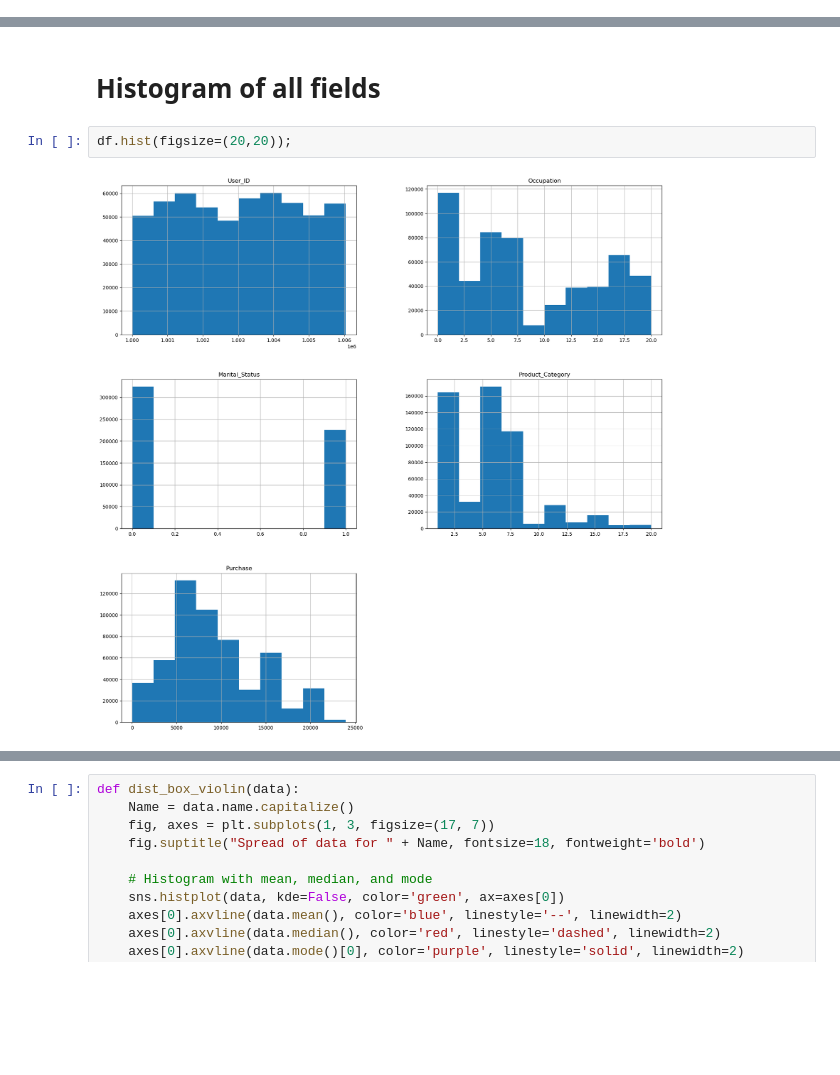
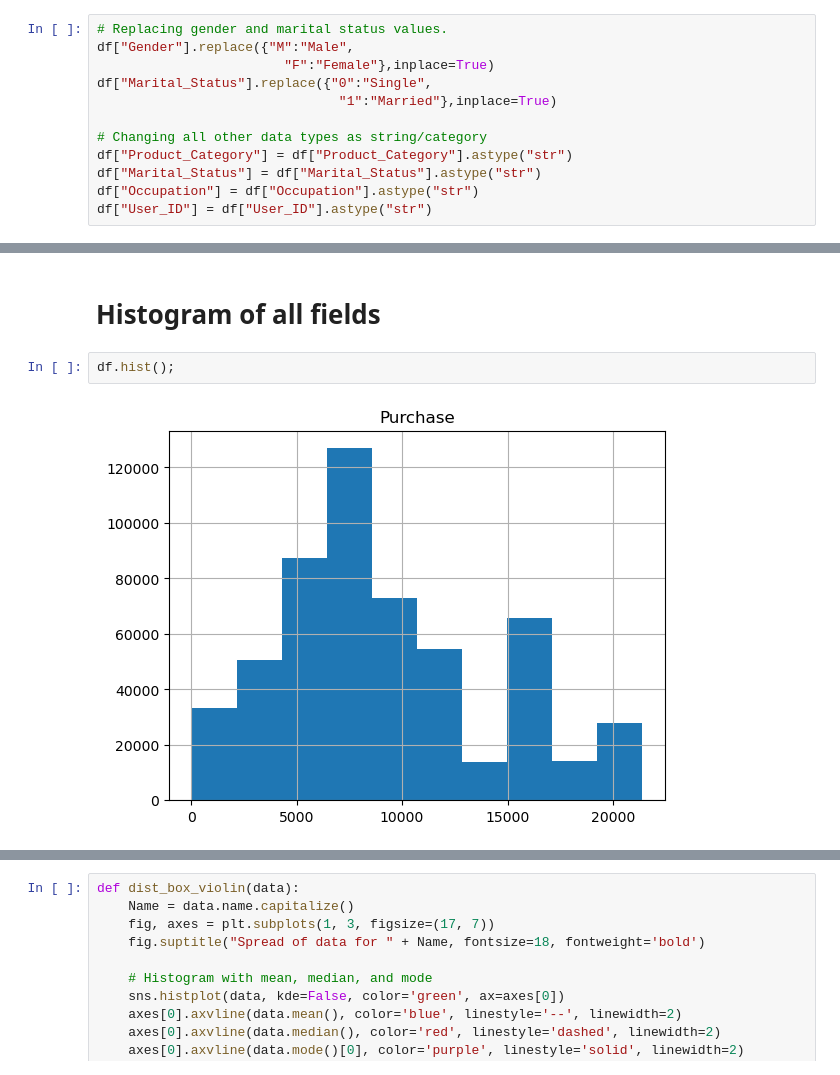
Before and after one commit to debnsuma/dsa, a Jupyter notebook: DSML/case_study/04_Walmart/Walmart_project.ipynb, the cells around one changed output, grey strips where cells are left out. Drawn from its saved outputs; the diff is of its cells as text; blank space fills up the shorter version.

```diff
--- a/DSML/case_study/04_Walmart/Walmart_project.ipynb
+++ b/DSML/case_study/04_Walmart/Walmart_project.ipynb
@@ -170,0 +271,12 @@ df['Stay_In_Current_City_Years'].value_counts().reset_index()
+# %%
+# Replacing gender and marital status values.
+df["Gender"].replace({"M":"Male",
+                        "F":"Female"},inplace=True)
+df["Marital_Status"].replace({"0":"Single",
+                               "1":"Married"},inplace=True)
+
+# Changing all other data types as string/category
+df["Product_Category"] = df["Product_Category"].astype("str")
+df["Marital_Status"] = df["Marital_Status"].astype("str")
+df["Occupation"] = df["Occupation"].astype("str")
+df["User_ID"] = df["User_ID"].astype("str")
@@ -171,6 +299,6 @@ df['Stay_In_Current_City_Years'].value_counts().reset_index()
 # %% [markdown]
 # Histogram of all fields
 # %%
-df.hist(figsize=(20,20));
+df.hist();
 # %% [output]
-[figure, old version]
+[figure, new version]
```
Also changed, not shown: parts of 155 cells of this notebook, 2 other files.
